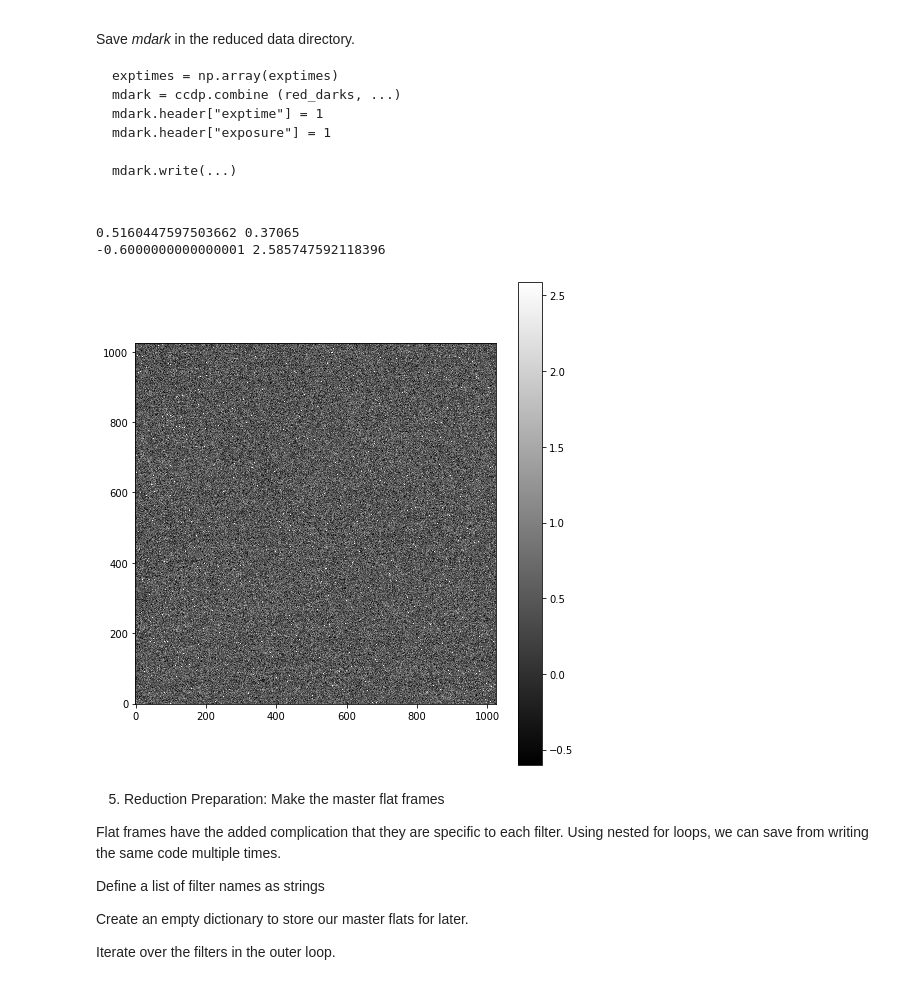
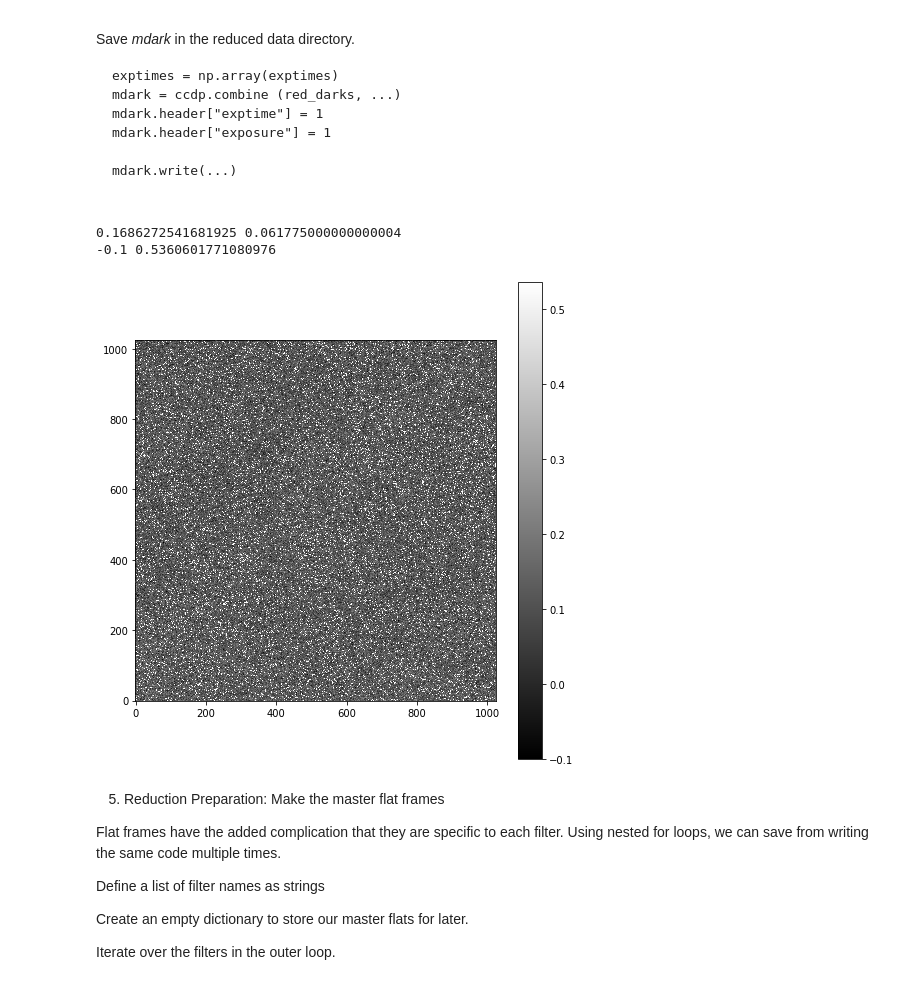
Before and after one commit to DakotaPeltzer/Astr4261, a Jupyter notebook: Basic Reduction.ipynb, the cells around one changed output. Saved outputs shown, nothing was run; the diff lists cells and outputs as text; code cells hidden in the pictures.

````diff
--- a/Basic Reduction.ipynb
+++ b/Basic Reduction.ipynb
@@ -74,7 +74,7 @@ os.chdir('/home/idies/workspace/Temporary/Dakota_Peltzer/scratch/20220125')
 # %%
 base = "/home/idies/workspace/"
 
-data_dir = "Temporary/Dakota_Peltzer/scratch/20220125"
+data_dir = "Temporary/Dakota_Peltzer/scratch/20220215"
 
 path = os.path.join(base,data_dir)
 
@@ -83,7 +83,7 @@ os.chdir(path)
 if not os.path.exists("reduced"):
     os.mkdir("reduced")
 
-images = ccdp.ImageFileCollection('/home/idies/workspace/Temporary/Dakota_Peltzer/scratch/20220125')
+images = ccdp.ImageFileCollection('/home/idies/workspace/Temporary/Dakota_Peltzer/scratch/20220215')
 print(images.summary)
-#path ='/home/idies/workspace/Temporary/Dakota_Peltzer/scratch/20220125'
+#path ='/home/idies/workspace/Temporary/Dakota_Peltzer/scratch/20220215'
 # %% [output]
@@ -119,7 +119,7 @@ mbias = ccdp.combine(biases, ... )
 mbias.write( ...)
 `
 # %%
-biases = images.files_filtered(imagetyp = "Bias Frame" )
+biases = images.files_filtered(imagetyp = "Bias Frame", naxis1=1024 )
 
 mbias = ccdp.combine(biases, method = 'median', unit = 'adu' )
 
@@ -169,30 +169,30 @@ mdark.write(...)
 
 ```
 # %%
-darks = images.filter(imagetyp = "Dark Frame")
+darks = images.filter(imagetyp = "Dark Frame", naxis1=1024)
 
 exptimes = []
 red_darks = []
 
 
 
 for dark in darks.ccds(ccd_kwargs = {"unit":"adu"}):
     ccd = ccdp.subtract_bias(dark, mbias)
     red_darks.append(ccd)
     exptimes.append(ccd.header["exptime"])
 
 exptimes = np.array(exptimes)
 mdark = ccdp.combine(red_darks, method = 'median', scale=1/exptimes, unit = 'adu')
 mdark.header["exptime"] = 1
 mdark.header["exposure"] = 1
 
 mdark.write("reduced/mdark.fit",overwrite = True)
 
 ap.showimage(mdark)
 # %% [output]
-0.5160447597503662 0.37065
--0.6000000000000001 2.585747592118396
+0.1686272541681925 0.061775000000000004
+-0.1 0.5360601771080976
-[figure, old version]
+[figure, new version]
 # %% [markdown]
 5. Reduction Preparation: Make the master flat frames
 
````
Also changed, not shown: parts of 6 cells of this notebook.
